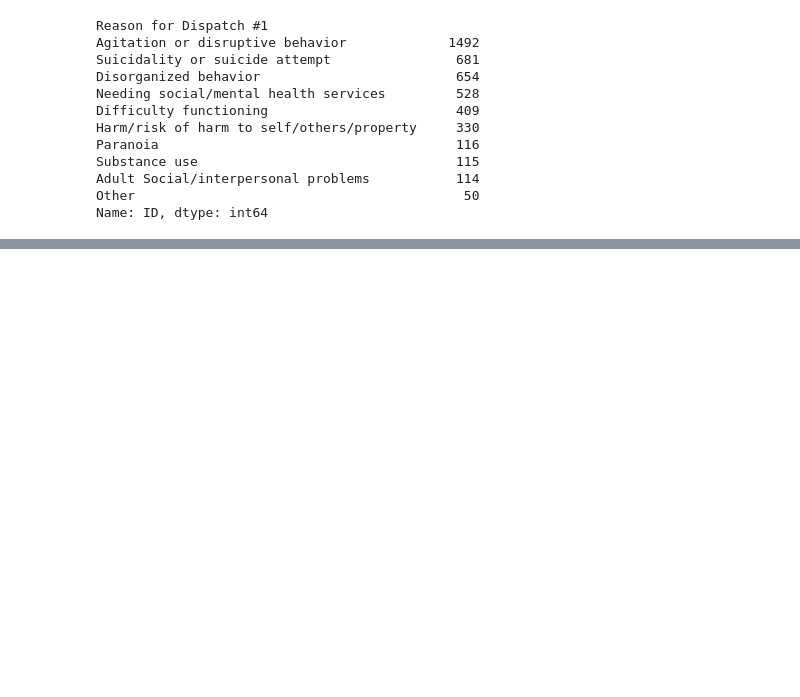
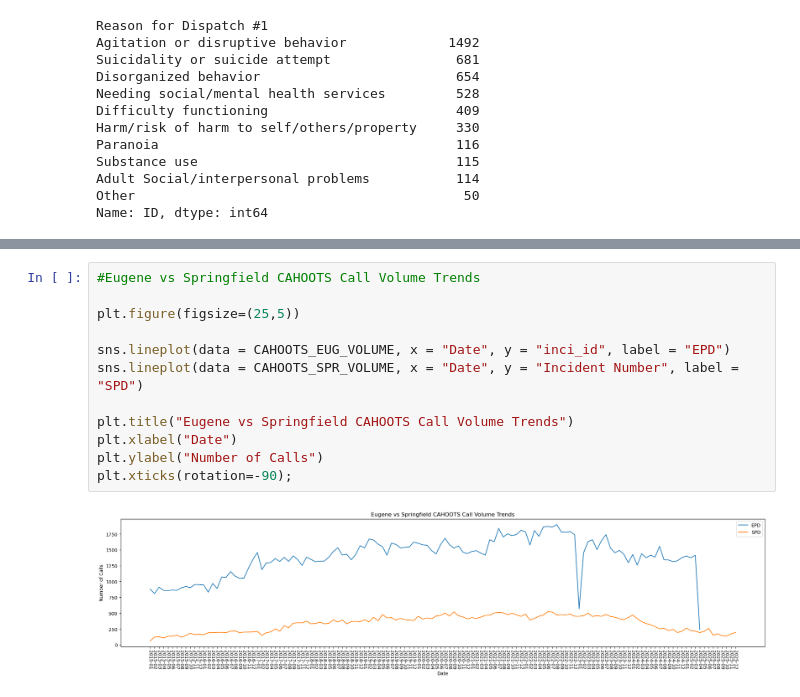
Before and after one commit to luhlig123/DataScienceInAction, a Jupyter notebook: DSCI410_Data_Processing.ipynb, the cells around one changed output, grey strips where cells are left out. Cells and saved outputs as stored; diff of their text form; blank space fills up the shorter version.

```diff
--- a/DSCI410_Data_Processing.ipynb
+++ b/DSCI410_Data_Processing.ipynb
@@ -188,0 +226,14 @@ plt.legend()
+# %%
+#Eugene vs Springfield CAHOOTS Call Volume Trends
+
+plt.figure(figsize=(25,5))
+
+sns.lineplot(data = CAHOOTS_EUG_VOLUME, x = "Date", y = "inci_id", label = "EPD")
+sns.lineplot(data = CAHOOTS_SPR_VOLUME, x = "Date", y = "Incident Number", label = "SPD")
+
+plt.title("Eugene vs Springfield CAHOOTS Call Volume Trends")
+plt.xlabel("Date")
+plt.ylabel("Number of Calls")
+plt.xticks(rotation=-90);
+# %% [output]
+[figure, added]
```
Also changed, not shown: parts of 15 cells of this notebook.
